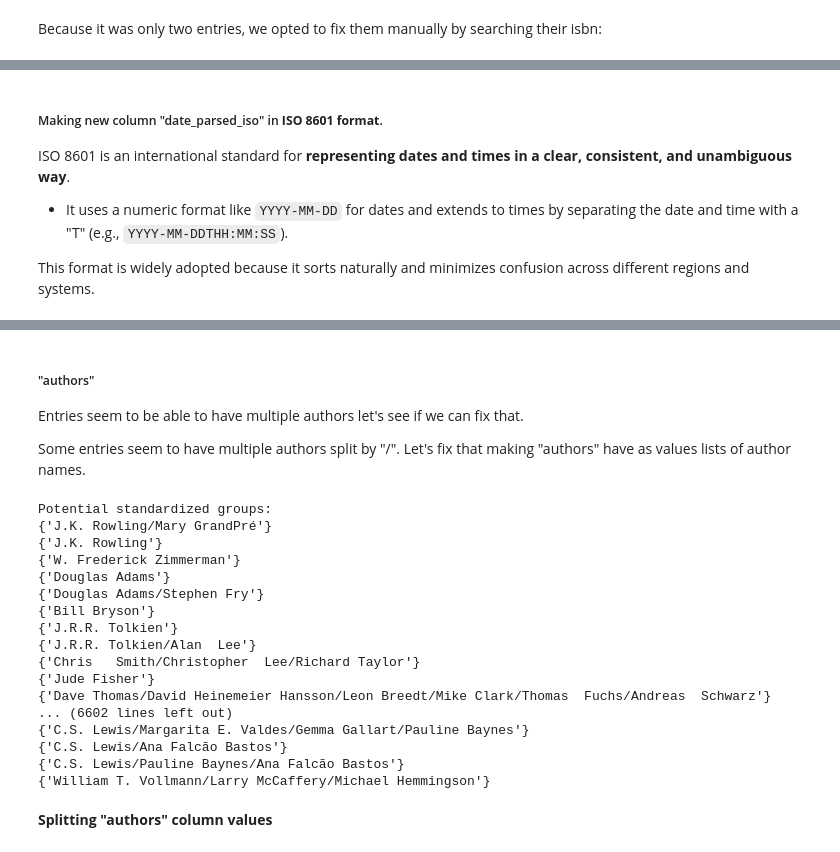
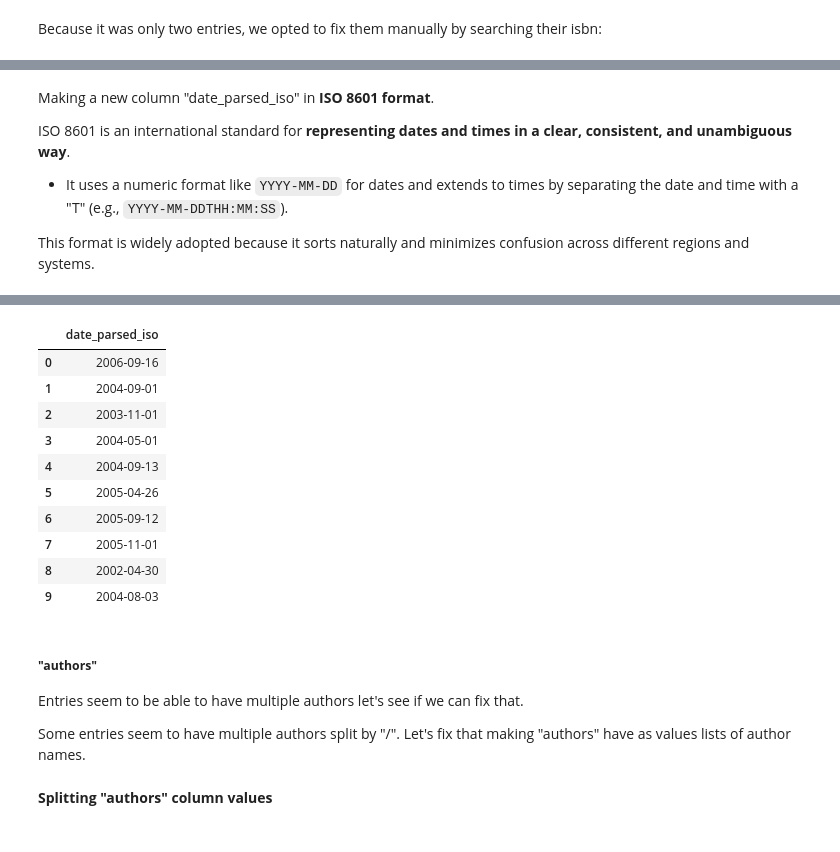
Before and after one commit to ijustsnapped/IPAI, a Jupyter notebook: Project_Raw.ipynb, the cells around one changed output, grey strips where cells are left out. Drawn from its saved outputs; the diff is of its cells as text; code cells hidden in the pictures.

```diff
--- a/Project_Raw.ipynb
+++ b/Project_Raw.ipynb
@@ -3578,7 +3595,7 @@ df[df["publication_date"] == "6/31/1982"] # June 1, 2000
 |  | bookID | title | authors | average_rating | isbn | isbn13 | language_code | num_pages | ratings_count | ... |
 | 11098 | 45531 | Montaillou village occitan de 129... | Emmanuel Le Roy Ladurie/Emmanuel ... | 3.96 | 2070323285 | 9782070323289 | fre | 640 | 15 | ... |
 # %% [markdown]
-##### Making new column "date_parsed_iso" in **ISO 8601 format**.
+Making a new column "date_parsed_iso" in **ISO 8601 format**.
 
 ISO 8601 is an international standard for **representing dates and times in a clear, consistent, and unambiguous way**.
 
@@ -3609,36 +3626,25 @@ df[df["bookID"].isin([45531, 31373])]
 |  | bookID | title | authors | average_rating | isbn | isbn13 | language_code | num_pages | ratings_count | ... |
 | 8180 | 31373 | In Pursuit of the Proper Sinner (... | Elizabeth George | 4.10 | 0553575104 | 9780553575101 | eng | 718 | 10608 | ... |
 | 11098 | 45531 | Montaillou village occitan de 129... | Emmanuel Le Roy Ladurie/Emmanuel ... | 3.96 | 2070323285 | 9782070323289 | fre | 640 | 15 | ... |
+# %%
+df[['date_parsed_iso']].head(10)
+# %% [output]
+|  | date_parsed_iso |
+| 0 | 2006-09-16 |
+| 1 | 2004-09-01 |
+| 2 | 2003-11-01 |
+| 3 | 2004-05-01 |
+| 4 | 2004-09-13 |
+| 5 | 2005-04-26 |
+| 6 | 2005-09-12 |
+| 7 | 2005-11-01 |
+| 8 | 2002-04-30 |
+| 9 | 2004-08-03 |
 # %% [markdown]
-##### "authors"
+##### **"authors"**
 Entries seem to be able to have multiple authors let's see if we can fix that.
 
 Some entries seem to have multiple authors split by "/". Let's fix that making "authors" have as values lists of author names.
-# %%
-unique_publishers = list(df['authors'].dropna().unique())
-
-merged_groups = get_standardized_groups(df, 'authors', threshold=90, scorer=fuzz.ratio)
-print("Potential standardized groups:")
-for group in merged_groups:
-    print(group)
-# %% [output]
-Potential standardized groups:
-{'J.K. Rowling/Mary GrandPré'}
-{'J.K. Rowling'}
-{'W. Frederick Zimmerman'}
-{'Douglas Adams'}
-{'Douglas Adams/Stephen Fry'}
-{'Bill Bryson'}
-{'J.R.R. Tolkien'}
-{'J.R.R. Tolkien/Alan  Lee'}
-{'Chris   Smith/Christopher  Lee/Richard Taylor'}
-{'Jude Fisher'}
-{'Dave Thomas/David Heinemeier Hansson/Leon Breedt/Mike Clark/Thomas  Fuchs/Andreas  Schwarz'}
-... (6602 lines left out)
-{'C.S. Lewis/Margarita E. Valdes/Gemma Gallart/Pauline Baynes'}
-{'C.S. Lewis/Ana Falcão Bastos'}
-{'C.S. Lewis/Pauline Baynes/Ana Falcão Bastos'}
-{'William T. Vollmann/Larry McCaffery/Michael Hemmingson'}
 # %% [markdown]
 **Splitting "authors" column values**
 # %%
```
Also changed, not shown: parts of 30 cells of this notebook.
